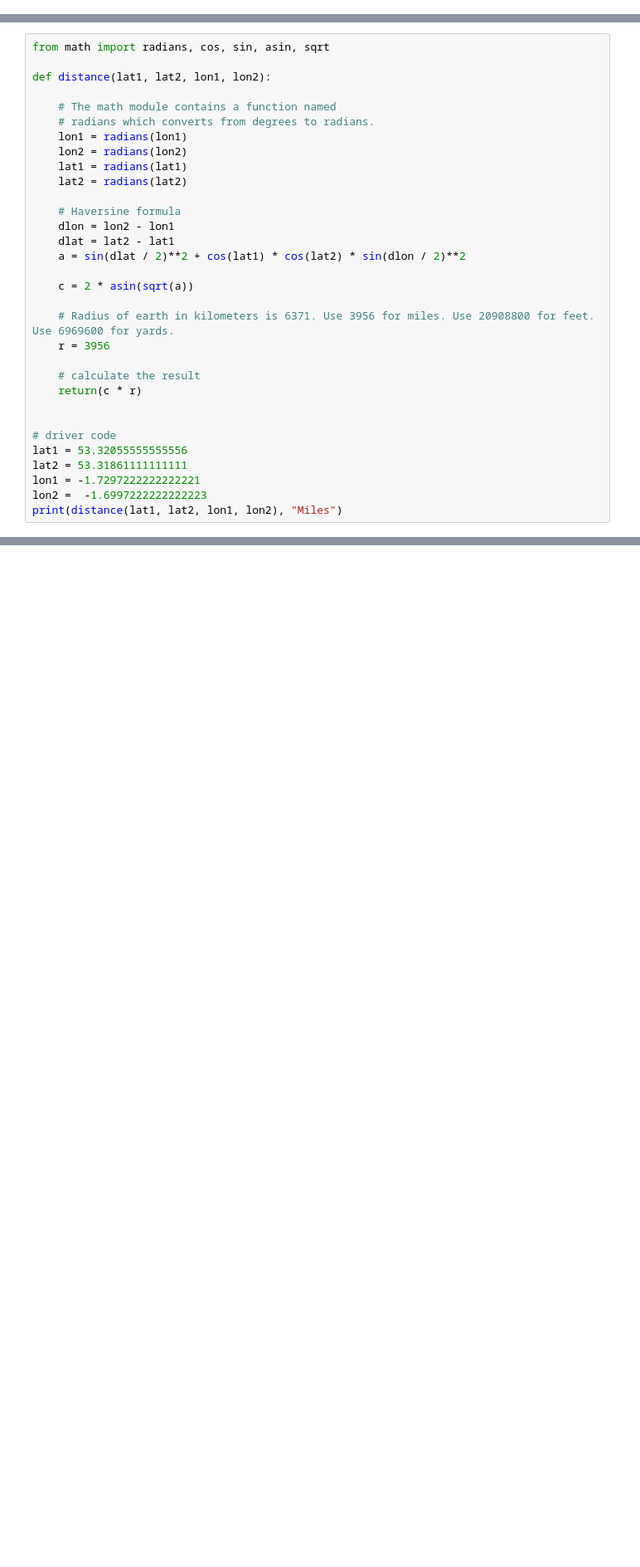
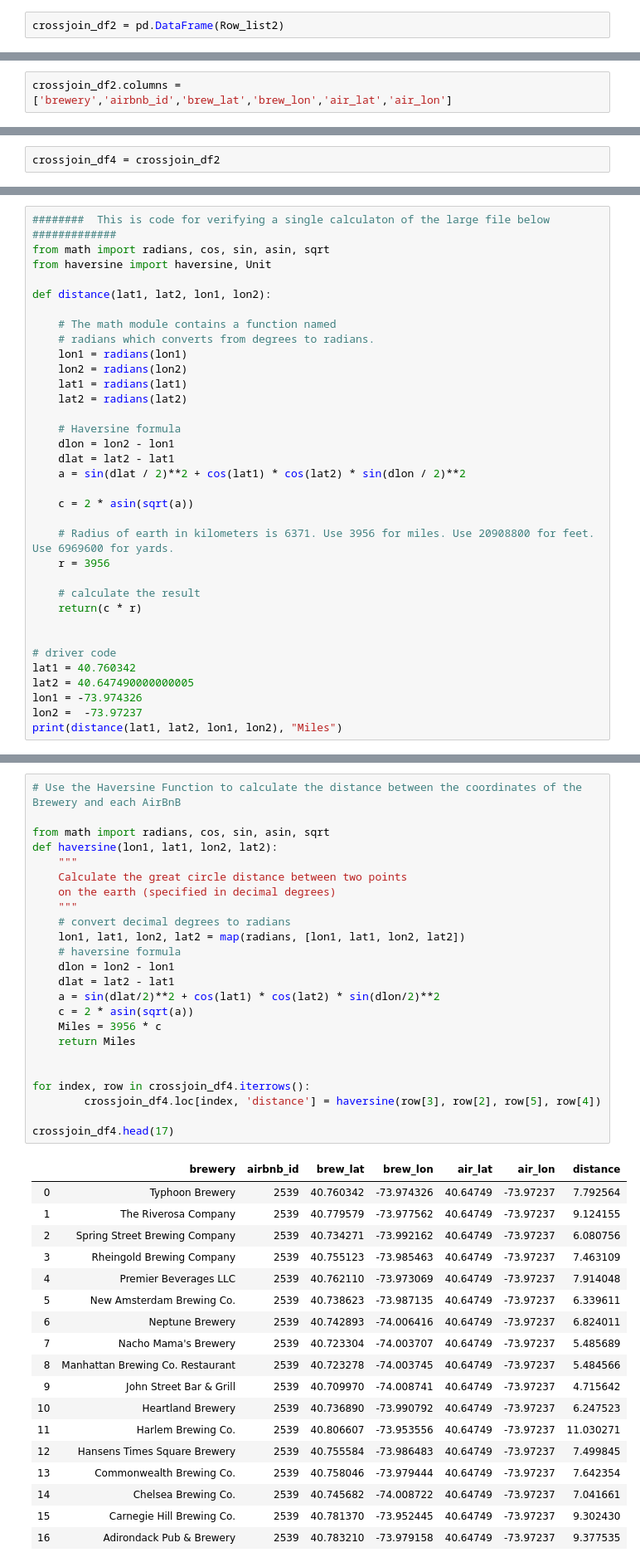
Before and after one commit to Kenneth-Edwards/ETL-Project_Brewery-Tour, a Jupyter notebook: ETL_PROJECT_Jupyter_geocoding.ipynb, the cells around one changed output, grey strips where cells are left out. Shown at 83% size. Drawn from its saved outputs; the diff is of its cells as text; blank space fills up the shorter version.

```diff
--- a/ETL_PROJECT_Jupyter_geocoding.ipynb
+++ b/ETL_PROJECT_Jupyter_geocoding.ipynb
@@ -243,0 +338,2 @@ crossjoin_df
+# %%
+crossjoin_df2 = pd.DataFrame(Row_list2)
@@ -243,0 +356,2 @@ crossjoin_df
+# %%
+crossjoin_df2.columns = ['brewery','airbnb_id','brew_lat','brew_lon','air_lat','air_lon']
@@ -243,0 +371,2 @@ crossjoin_df
+# %%
+crossjoin_df4 = crossjoin_df2
@@ -248,5 +391,7 @@ crossjoin_df
 # %%
+########  This is code for verifying a single calculaton of the large file below #############
 from math import radians, cos, sin, asin, sqrt
+from haversine import haversine, Unit
 
 def distance(lat1, lat2, lon1, lon2):
 
@@ -272,8 +417,8 @@ def distance(lat1, lat2, lon1, lon2):
 
 
 # driver code
-lat1 = 53.32055555555556
-lat2 = 53.31861111111111
-lon1 = -1.7297222222222221
-lon2 =  -1.6997222222222223
+lat1 = 40.760342
+lat2 = 40.647490000000005
+lon1 = -73.974326
+lon2 =  -73.97237
 print(distance(lat1, lat2, lon1, lon2), "Miles")
@@ -283,0 +425,43 @@ print(distance(lat1, lat2, lon1, lon2), "Miles")
+# %%
+# Use the Haversine Function to calculate the distance between the coordinates of the Brewery and each AirBnB
+
+from math import radians, cos, sin, asin, sqrt
+def haversine(lon1, lat1, lon2, lat2):
+    """
+    Calculate the great circle distance between two points
+    on the earth (specified in decimal degrees)
+    """
+    # convert decimal degrees to radians
+    lon1, lat1, lon2, lat2 = map(radians, [lon1, lat1, lon2, lat2])
+    # haversine formula
+    dlon = lon2 - lon1
+    dlat = lat2 - lat1
+    a = sin(dlat/2)**2 + cos(lat1) * cos(lat2) * sin(dlon/2)**2
+    c = 2 * asin(sqrt(a))
+    Miles = 3956 * c
+    return Miles
+
+
+for index, row in crossjoin_df4.iterrows():
+        crossjoin_df4.loc[index, 'distance'] = haversine(row[3], row[2], row[5], row[4])
+
+crossjoin_df4.head(17)
+# %% [output]
+|  | brewery | airbnb_id | brew_lat | brew_lon | air_lat | air_lon | distance |
+| 0 | Typhoon Brewery | 2539 | 40.760342 | -73.974326 | 40.64749 | -73.97237 | 7.792564 |
+| 1 | The Riverosa Company | 2539 | 40.779579 | -73.977562 | 40.64749 | -73.97237 | 9.124155 |
+| 2 | Spring Street Brewing Company | 2539 | 40.734271 | -73.992162 | 40.64749 | -73.97237 | 6.080756 |
+| 3 | Rheingold Brewing Company | 2539 | 40.755123 | -73.985463 | 40.64749 | -73.97237 | 7.463109 |
+| 4 | Premier Beverages LLC | 2539 | 40.762110 | -73.973069 | 40.64749 | -73.97237 | 7.914048 |
+| 5 | New Amsterdam Brewing Co. | 2539 | 40.738623 | -73.987135 | 40.64749 | -73.97237 | 6.339611 |
+| 6 | Neptune Brewery | 2539 | 40.742893 | -74.006416 | 40.64749 | -73.97237 | 6.824011 |
+| 7 | Nacho Mama's Brewery | 2539 | 40.723304 | -74.003707 | 40.64749 | -73.97237 | 5.485689 |
+| 8 | Manhattan Brewing Co. Restaurant | 2539 | 40.723278 | -74.003745 | 40.64749 | -73.97237 | 5.484566 |
+| 9 | John Street Bar & Grill | 2539 | 40.709970 | -74.008741 | 40.64749 | -73.97237 | 4.715642 |
+| 10 | Heartland Brewery | 2539 | 40.736890 | -73.990792 | 40.64749 | -73.97237 | 6.247523 |
+| 11 | Harlem Brewing Co. | 2539 | 40.806607 | -73.953556 | 40.64749 | -73.97237 | 11.030271 |
+| 12 | Hansens Times Square Brewery | 2539 | 40.755584 | -73.986483 | 40.64749 | -73.97237 | 7.499845 |
+| 13 | Commonwealth Brewing Co. | 2539 | 40.758046 | -73.979444 | 40.64749 | -73.97237 | 7.642354 |
+| 14 | Chelsea Brewing Co. | 2539 | 40.745682 | -74.008722 | 40.64749 | -73.97237 | 7.041661 |
+| 15 | Carnegie Hill Brewing Co. | 2539 | 40.781370 | -73.952445 | 40.64749 | -73.97237 | 9.302430 |
+| 16 | Adirondack Pub & Brewery | 2539 | 40.783210 | -73.979158 | 40.64749 | -73.97237 | 9.377535 |
```
Also changed, not shown: parts of 70 cells of this notebook, 2 other files.
